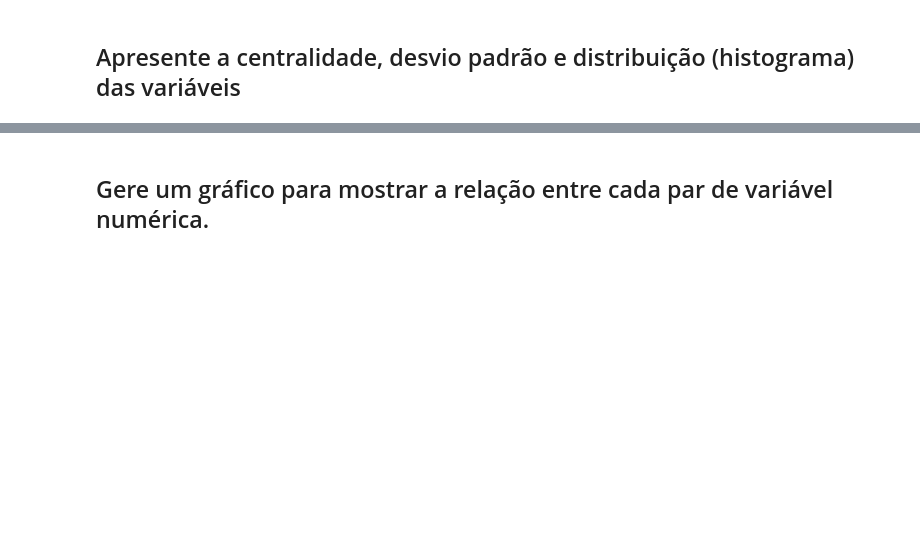
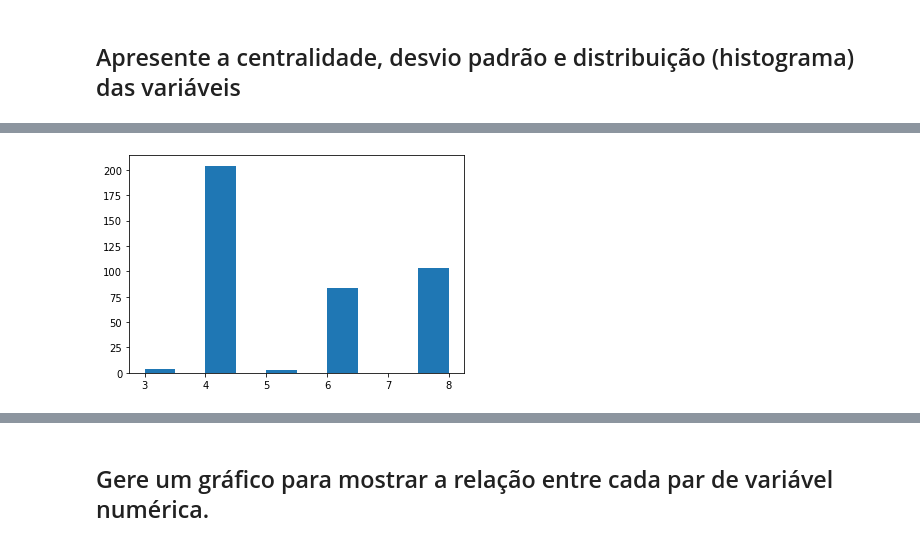
Before and after one commit to taispin/DataScience-DH, a Jupyter notebook: Desafio_0/DSTN02_DESAFIO.ipynb, the cells around one changed output, grey strips where cells are left out. Cells and saved outputs as stored; diff of their text form; code cells hidden in the pictures; blank space fills up the shorter version.

```diff
--- a/Desafio_0/DSTN02_DESAFIO.ipynb
+++ b/Desafio_0/DSTN02_DESAFIO.ipynb
@@ -355,0 +360,6 @@ AttributeError: module 'numpy' has no attribute 'mode'
+# %%
+plt.hist(auto_industry['cylinders'])
+
+plt.show()
+# %% [output]
+[figure, added]
```
Also changed, not shown: parts of 24 cells of this notebook.
